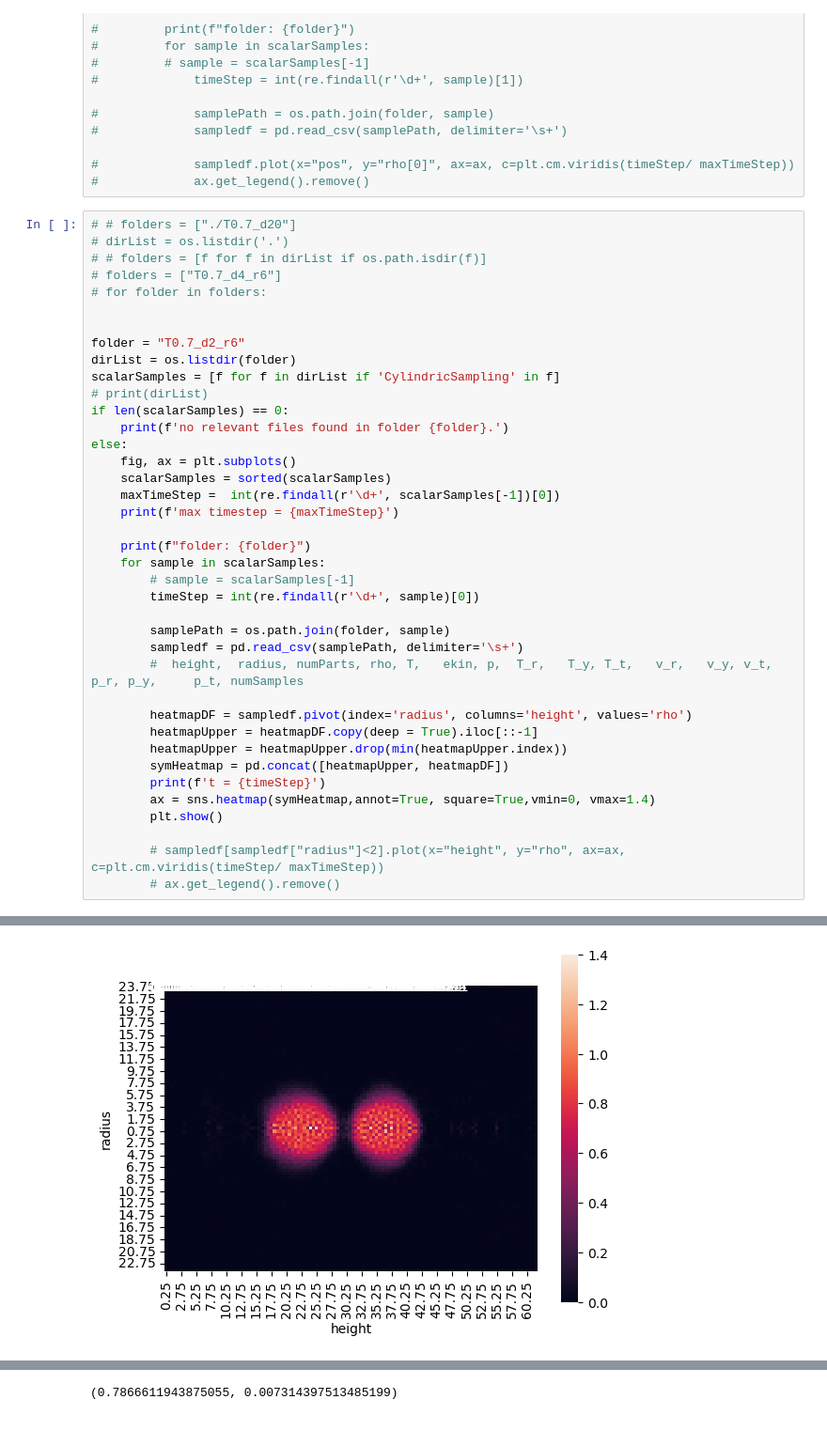
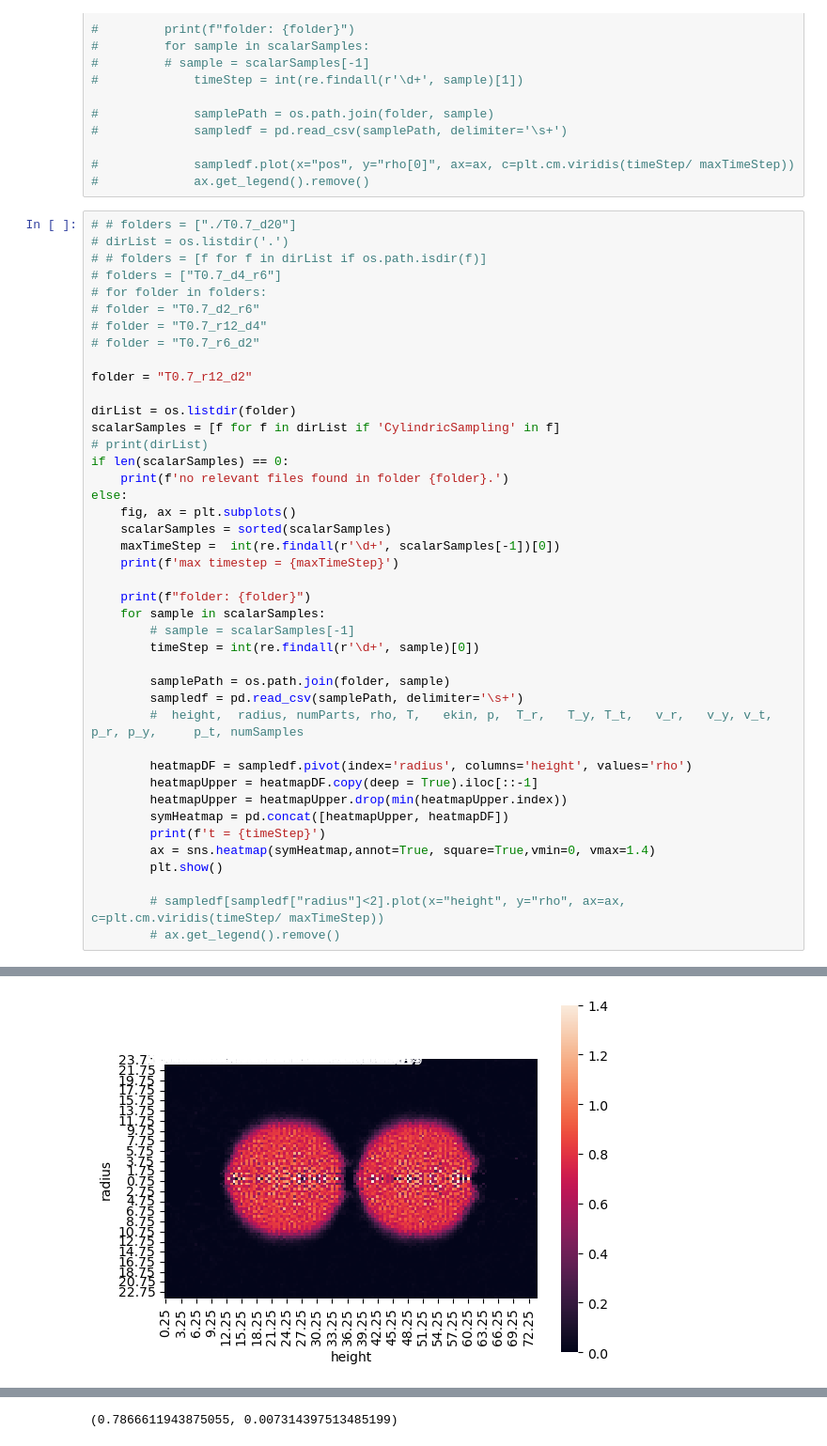
Before and after one commit to JakNiem/coalescence, a Jupyter notebook: postprocCoalescence.ipynb, the cells around one changed output, grey strips where cells are left out. Shown at 94% size. Drawn from its saved outputs; the diff is of its cells as text.

```diff
--- a/postprocCoalescence.ipynb
+++ b/postprocCoalescence.ipynb
@@ -90,9 +90,12 @@ helloworld
 # # folders = [f for f in dirList if os.path.isdir(f)]
 # folders = ["T0.7_d4_r6"]
 # for folder in folders:
+# folder = "T0.7_d2_r6"
+# folder = "T0.7_r12_d4"
+# folder = "T0.7_r6_d2"
 
+folder = "T0.7_r12_d2"
 
-folder = "T0.7_d2_r6"
 dirList = os.listdir(folder)
 scalarSamples = [f for f in dirList if 'CylindricSampling' in f]
 # print(dirList)
@@ -130 +133 @@ t = 5000
-[figure, old version]
+[figure, new version]
```
Also changed, not shown: parts of 1 cell of this notebook, 1 other file.
